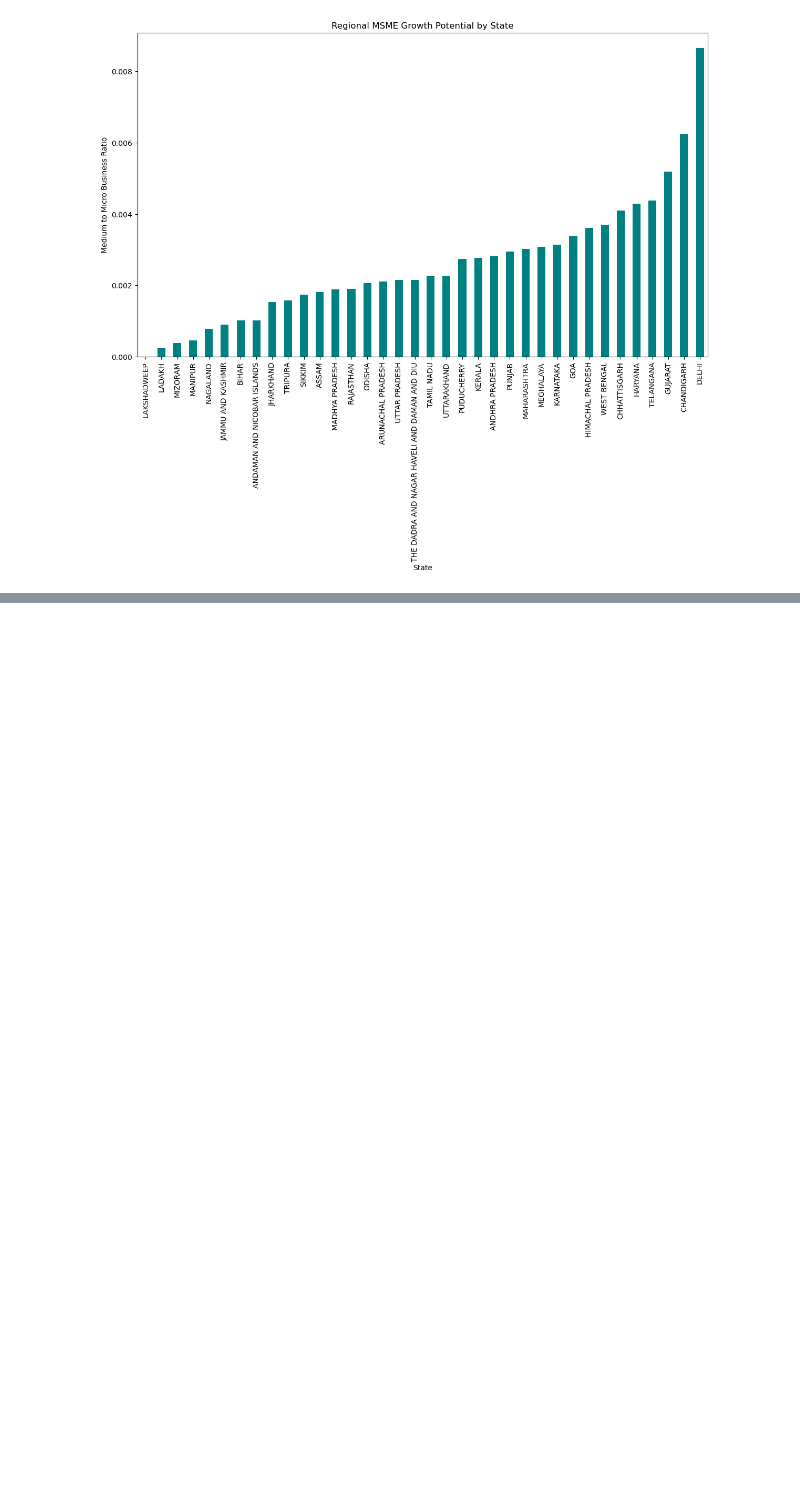
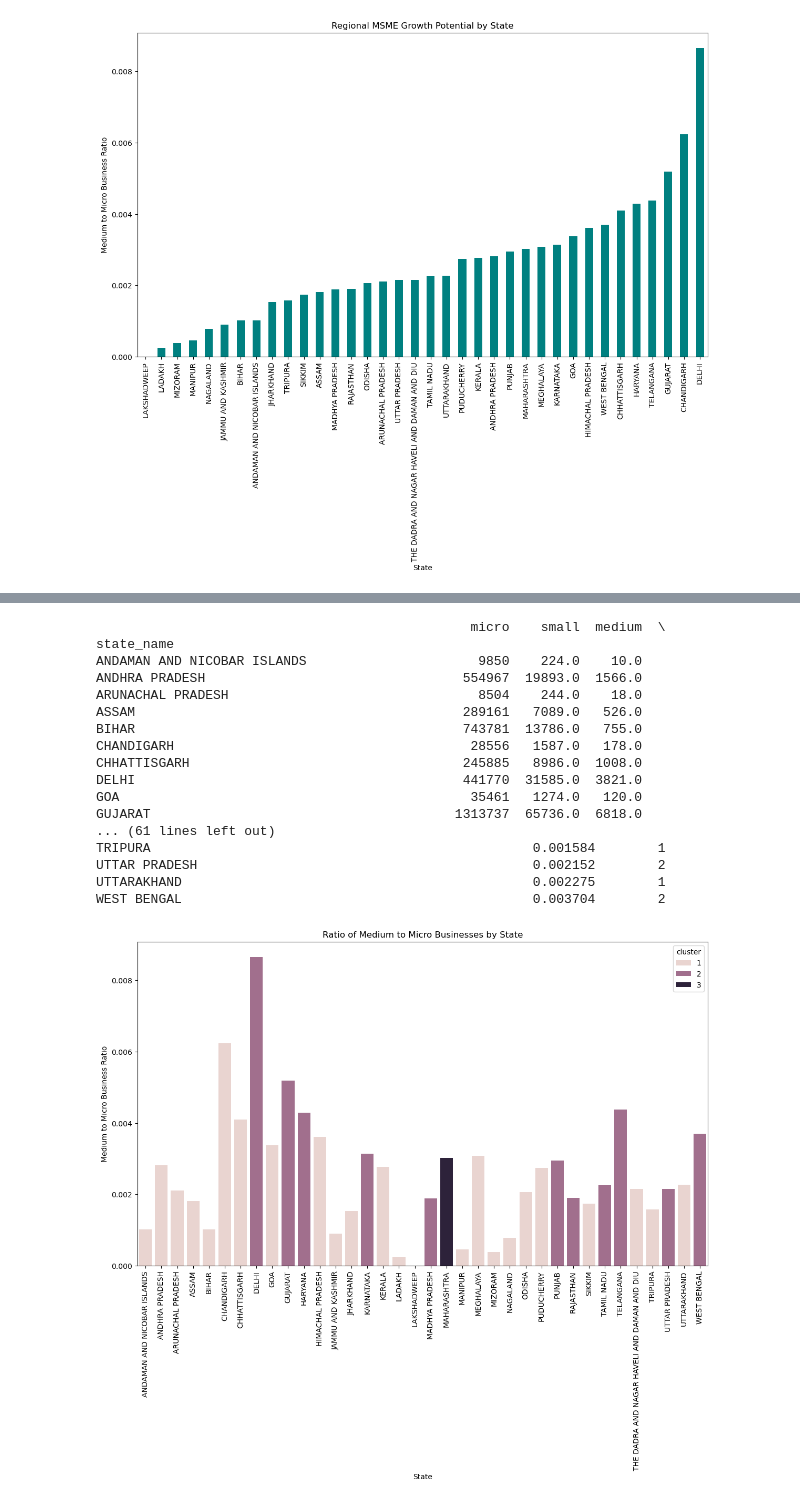
Before and after one commit to 10sharmashivam/AI_Personalization_for_MSME_FinTech_Platform, a Jupyter notebook: models/noteook.ipynb, the cells around one changed output, grey strips where cells are left out. Cells and saved outputs as stored; diff of their text form; code cells hidden in the pictures; blank space fills up the shorter version.

```diff
--- a/models/noteook.ipynb
+++ b/models/noteook.ipynb
@@ -247,0 +272,35 @@ DELHI                                                       0.008649        2
+# %%
+# Define clusters based on a distance threshold
+clusters = fcluster(Z, t=6, criterion='distance')  # Adjust the threshold as needed
+state_business_counts['cluster'] = clusters
+
+# Display clusters and ratio analysis
+print(state_business_counts[['micro', 'small', 'medium', 'medium_micro_ratio', 'cluster']])
+
+# Visualization: Ratio of Medium to Micro Businesses by State
+plt.figure(figsize=(14, 8))
+sns.barplot(x=state_business_counts.index, y='medium_micro_ratio', data=state_business_counts, hue='cluster', dodge=False)
+plt.title('Ratio of Medium to Micro Businesses by State')
+plt.xlabel('State')
+plt.ylabel('Medium to Micro Business Ratio')
+plt.xticks(rotation=90)
+plt.show()
+# %% [output]
+                                                micro    small  medium  \
+state_name
+ANDAMAN AND NICOBAR ISLANDS                      9850    224.0    10.0
+ANDHRA PRADESH                                 554967  19893.0  1566.0
+ARUNACHAL PRADESH                                8504    244.0    18.0
+ASSAM                                          289161   7089.0   526.0
+BIHAR                                          743781  13786.0   755.0
+CHANDIGARH                                      28556   1587.0   178.0
+CHHATTISGARH                                   245885   8986.0  1008.0
+DELHI                                          441770  31585.0  3821.0
+GOA                                             35461   1274.0   120.0
+GUJARAT                                       1313737  65736.0  6818.0
+... (61 lines left out)
+TRIPURA                                                 0.001584        1
+UTTAR PRADESH                                           0.002152        2
+UTTARAKHAND                                             0.002275        1
+WEST BENGAL                                             0.003704        2
+[figure, added]
```
Also changed, not shown: parts of 3 cells of this notebook.
